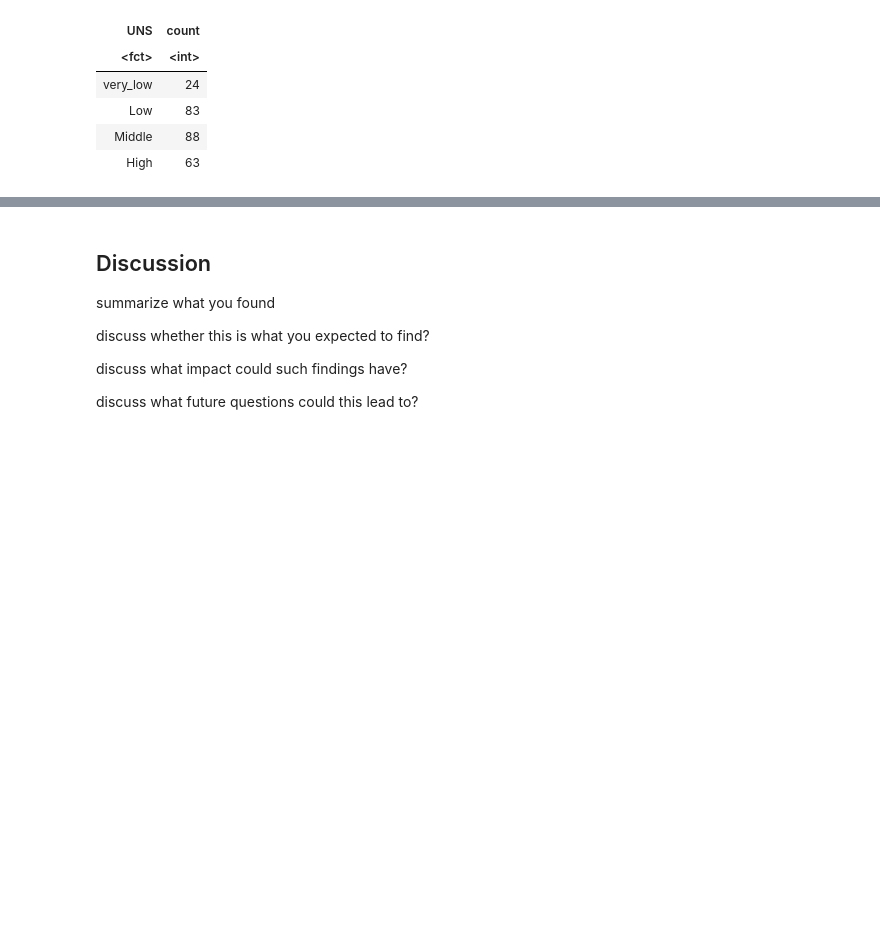
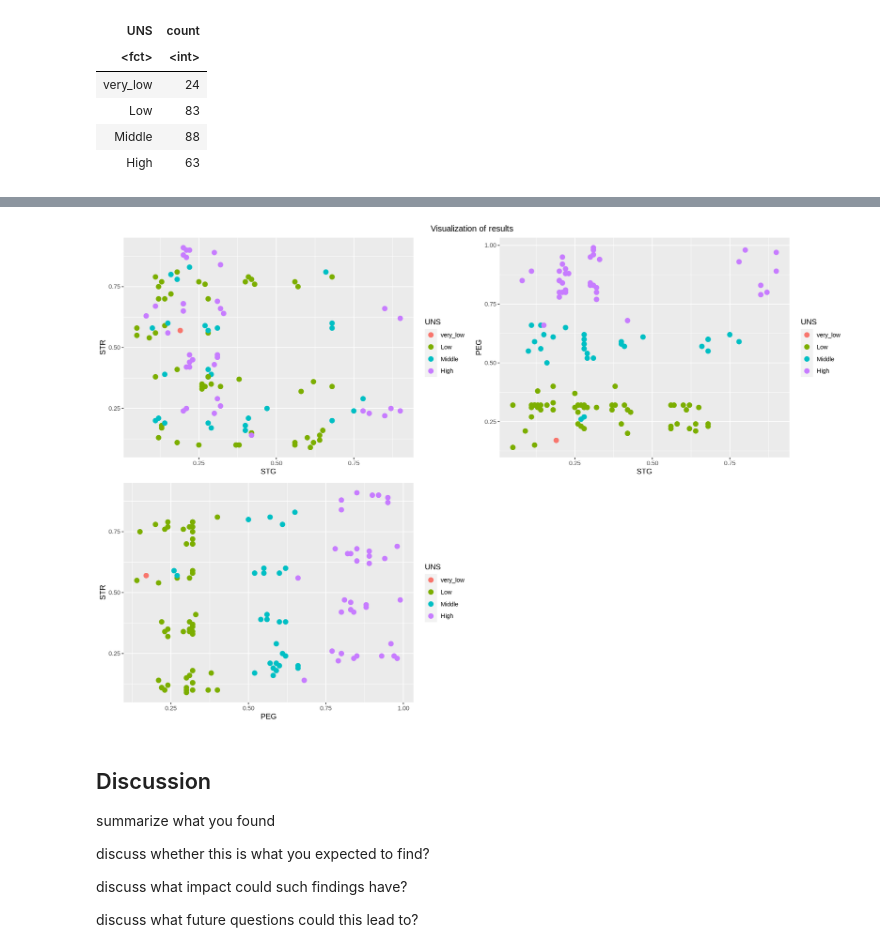
Before and after one commit to fyang1419/Group-56-Project, a Jupyter notebook: Project Report.ipynb, the cells around one changed output, grey strips where cells are left out. Saved outputs shown, nothing was run; the diff lists cells and outputs as text; code cells hidden in the pictures; blank space fills up the shorter version.

```diff
--- a/Project Report.ipynb
+++ b/Project Report.ipynb
@@ -201,0 +218,27 @@ ERROR: Error in vfold_cv(train_data, v = 5, strata = UNS): could not find functi
+# %%
+test_data <- test_data |>
+filter(!is.na(UNS))
+
+knn_best_spec <- nearest_neighbor(weight_func = "rectangular", neighbors = 5) |>
+  set_engine("kknn") |>
+  set_mode("classification")
+
+fit <- workflow() |>
+  add_recipe(recipe) |>
+  add_model(knn_best_spec) |>
+  fit(data = train_data)
+
+predictions <- predict(fit, test_data) |>
+    bind_cols(test_data)
+
+#get accuracy
+acc <- predictions |>
+    metrics(truth = UNS, estimate = .pred_class) |>
+    select(.metric, .estimate) |>
+    head(1)
+acc
+
+#confusion matrix
+cm <-predictions |>
+    conf_mat(truth = UNS, estimate = .pred_class) #confusion matrix
+cm
@@ -202,3 +262,22 @@ ERROR: Error in vfold_cv(train_data, v = 5, strata = UNS): could not find functi
+# %%
+STG_STR <- ggplot(predictions, aes(x=STG, y=STR, color=.pred_class)) +
+geom_point() +
+labs(x="STG", y="STR", color="UNS") +
+ geom_point(size = 3)
+
+STG_PEG <- ggplot(predictions, aes(x=STG, y=PEG, color=.pred_class)) +
+geom_point() +
+labs(x="STG", y="PEG", color="UNS") +
+ geom_point(size = 3)
+
+PEG_STR <- ggplot(predictions, aes(x=PEG, y=STR, color=.pred_class)) +
+geom_point() +
+labs(x="PEG", y="STR", color="UNS") +
+ geom_point(size = 3)
+
+grid.arrange(STG_STR, STG_PEG, PEG_STR, nrow=2, top="Visualization of results")
+# %% [output]
+[figure, added]
 # %% [markdown]
 ## Discussion
 
```
Also changed, not shown: parts of 14 cells of this notebook, 1 other file.
